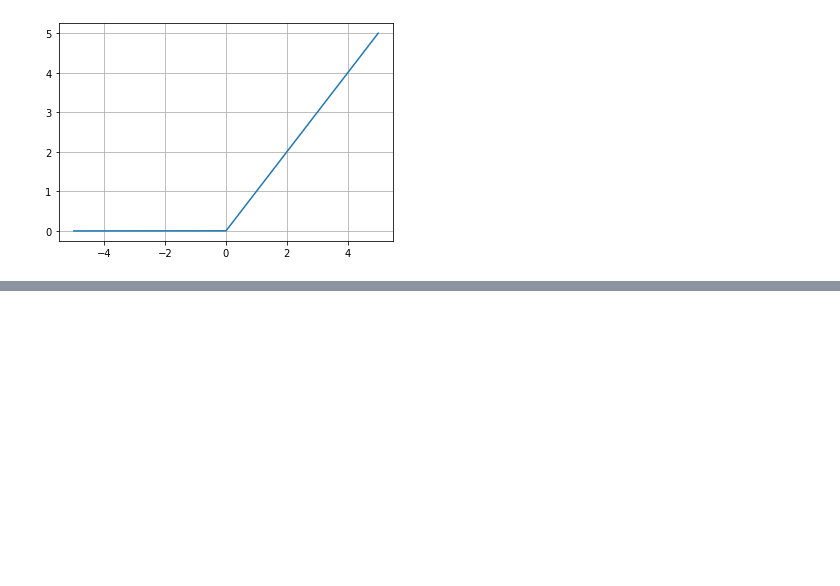
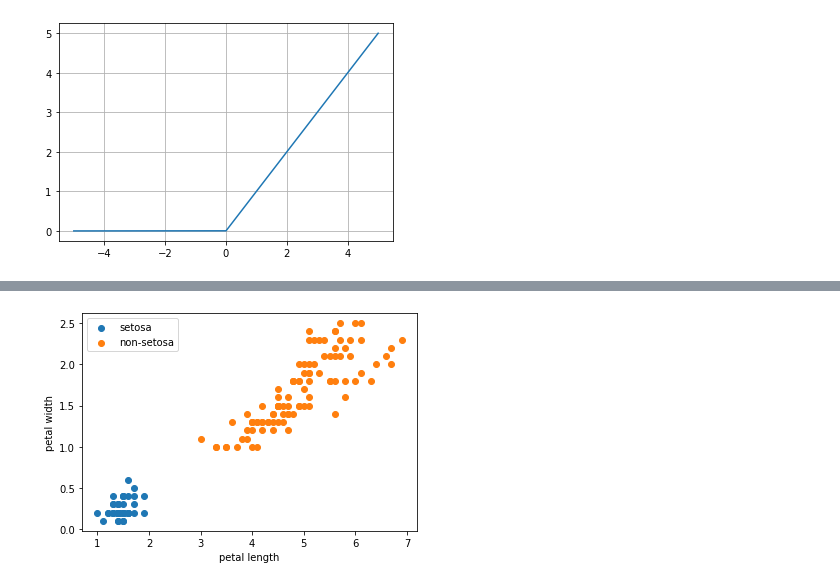
Before and after one commit to JakeOh/202011_itw_bd21, a Jupyter notebook: lab_ml/ml15_perceptron.ipynb, the cells around one changed output, grey strips where cells are left out. Saved outputs shown, nothing was run; the diff lists cells and outputs as text; code cells hidden in the pictures; blank space fills up the shorter version.

```diff
--- a/lab_ml/ml15_perceptron.ipynb
+++ b/lab_ml/ml15_perceptron.ipynb
@@ -269,0 +275,2 @@ plot_activation_fn(relu)
+# %%
+X, y = load_iris(return_X_y=True)
@@ -269,0 +306,3 @@ plot_activation_fn(relu)
+# %%
+data = X[:, 2:4]
+data[:5]
@@ -269,0 +315,3 @@ plot_activation_fn(relu)
+# %%
+target = (y != 0).astype(np.int_)
+target
@@ -269,0 +326,10 @@ plot_activation_fn(relu)
+# %%
+plt.scatter(data[target == 0, 0], data[target == 0, 1], label='setosa')
+plt.scatter(data[target == 1, 0], data[target == 1, 1], label='non-setosa')
+
+plt.legend()
+plt.xlabel('petal length')
+plt.ylabel('petal width')
+plt.show()
+# %% [output]
+[figure, added]
```
Also changed, not shown: parts of 18 cells of this notebook.
